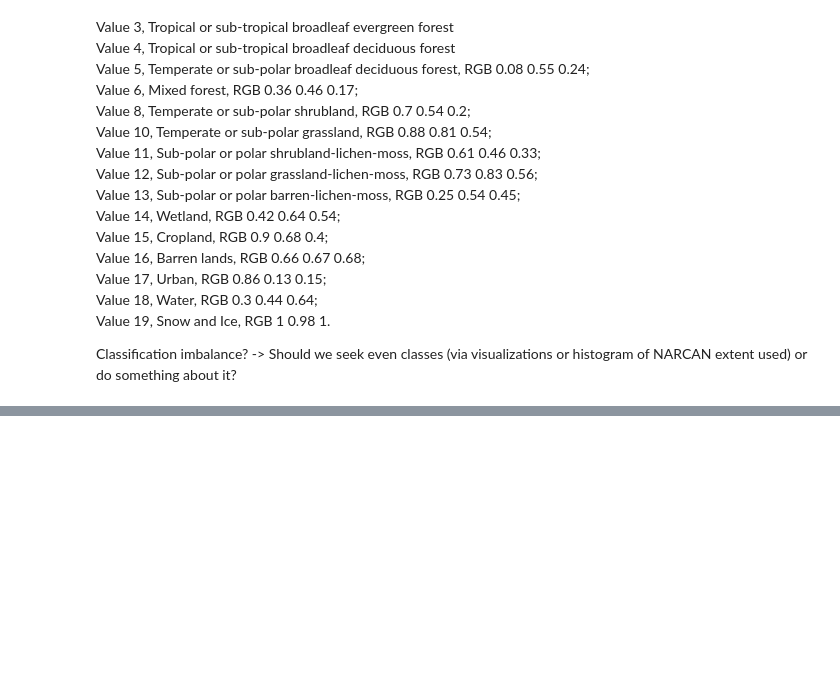
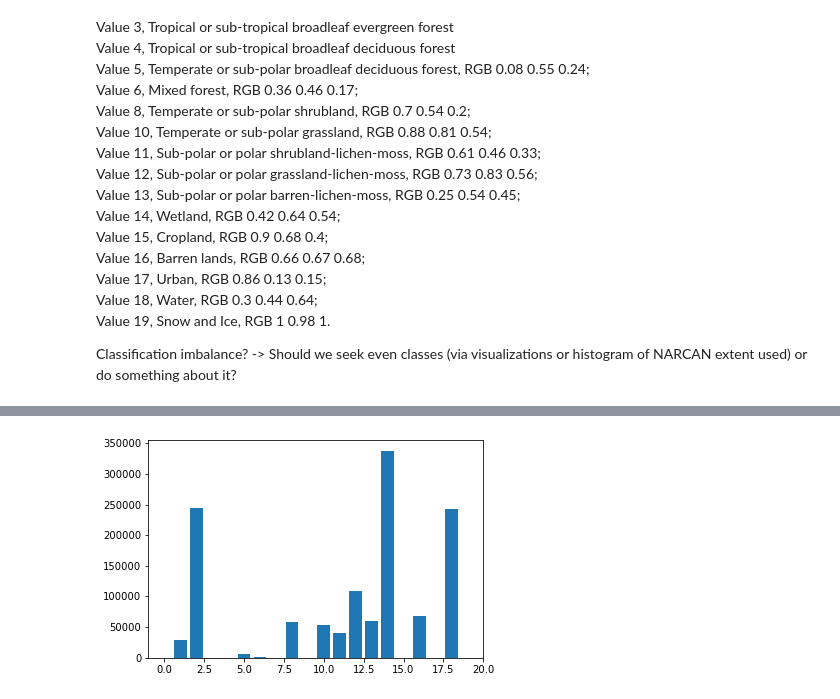
Before and after one commit to fynnweaver/Land_Cover_Classification, a Jupyter notebook: Overview.ipynb, the cells around one changed output, grey strips where cells are left out. Drawn from its saved outputs; the diff is of its cells as text; code cells hidden in the pictures; blank space fills up the shorter version.

```diff
--- a/Overview.ipynb
+++ b/Overview.ipynb
@@ -60,0 +98,5 @@ Classification imbalance? -> Should we seek even classes (via visualizations or
+# %%
+im3 = Image.open('../data_tests/sentinal_3_real/NRCAN_transformed.tif')
+nrcan_hist(im3)
+# %% [output]
+[figure, added]
```
Also changed, not shown: parts of 3 cells of this notebook.
